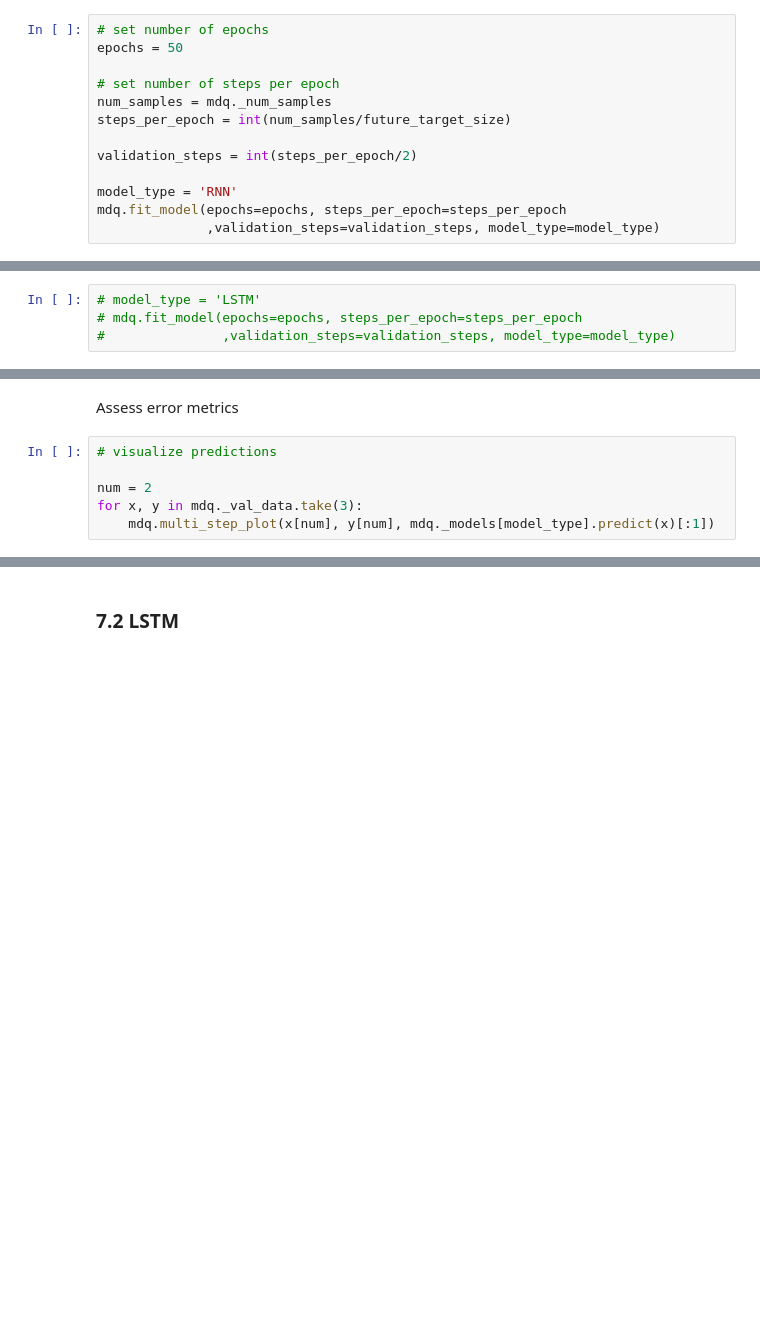
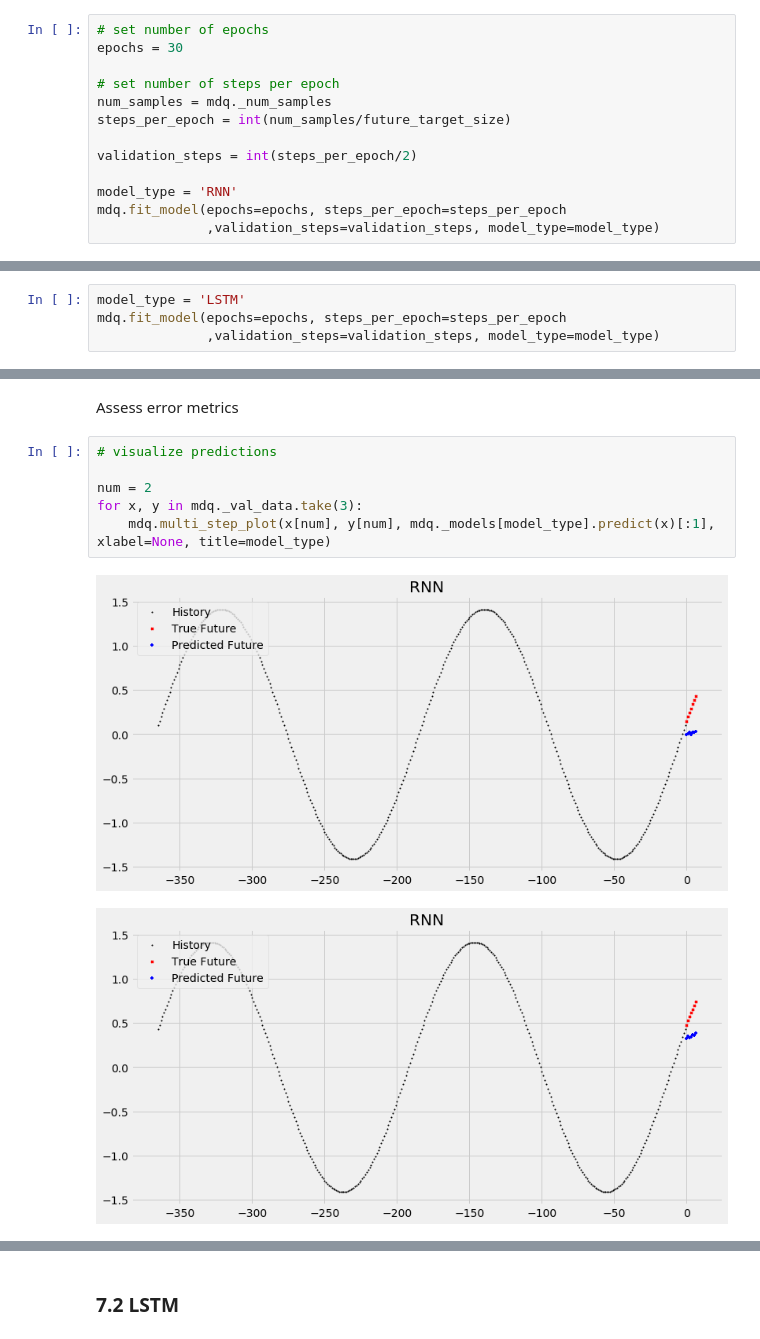
Before and after one commit to StofAle/Introductory_TimeSeriesForecasting_using_RNN, a Jupyter notebook: notebooks/01_So_What.ipynb, the cells around one changed output, grey strips where cells are left out. Cells and saved outputs as stored; diff of their text form; blank space fills up the shorter version.

```diff
--- a/notebooks/01_So_What.ipynb
+++ b/notebooks/01_So_What.ipynb
@@ -174,7 +180,7 @@ Using Keras, the configuration details of the LSTM model is set and compiled.
 Setting the number of epochs and steps per epoch, the model is fit to the training data. The generated 'history' will be used in the following section to assess the quality of the fit.
 # %%
 # set number of epochs
-epochs = 50
+epochs = 30
 
 # set number of steps per epoch
 num_samples = mdq._num_samples
@@ -210,6 +218,6 @@ print('total training time: {}'.format(total_training_time))
 <a id='Part6.2_link'></a>
 ### 6.2 LSTM
 # %%
-# model_type = 'LSTM'
-# mdq.fit_model(epochs=epochs, steps_per_epoch=steps_per_epoch
-#               ,validation_steps=validation_steps, model_type=model_type)
+model_type = 'LSTM'
+mdq.fit_model(epochs=epochs, steps_per_epoch=steps_per_epoch
+              ,validation_steps=validation_steps, model_type=model_type)
@@ -232,6 +262,9 @@ Assess error metrics
 # %%
 # visualize predictions
 
 num = 2
 for x, y in mdq._val_data.take(3):
-    mdq.multi_step_plot(x[num], y[num], mdq._models[model_type].predict(x)[:1])
+    mdq.multi_step_plot(x[num], y[num], mdq._models[model_type].predict(x)[:1], xlabel=None, title=model_type)
+# %% [output]
+[figure, added]
+[figure, added]
```
Also changed, not shown: parts of 11 cells of this notebook, 21 other files.
